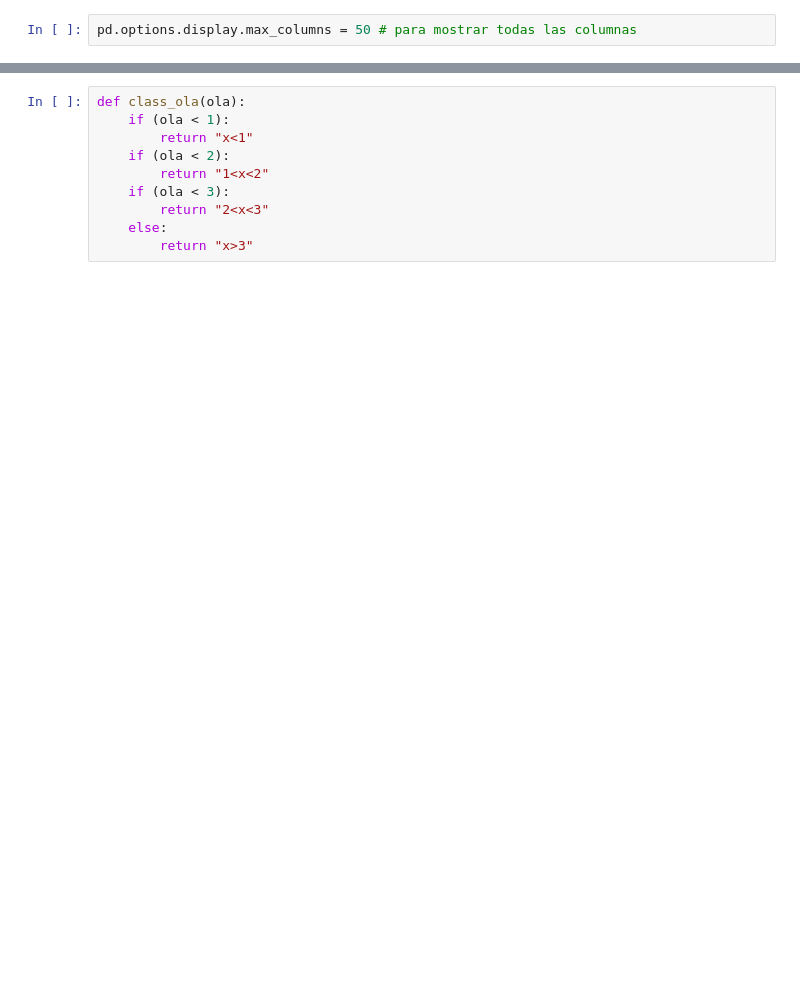
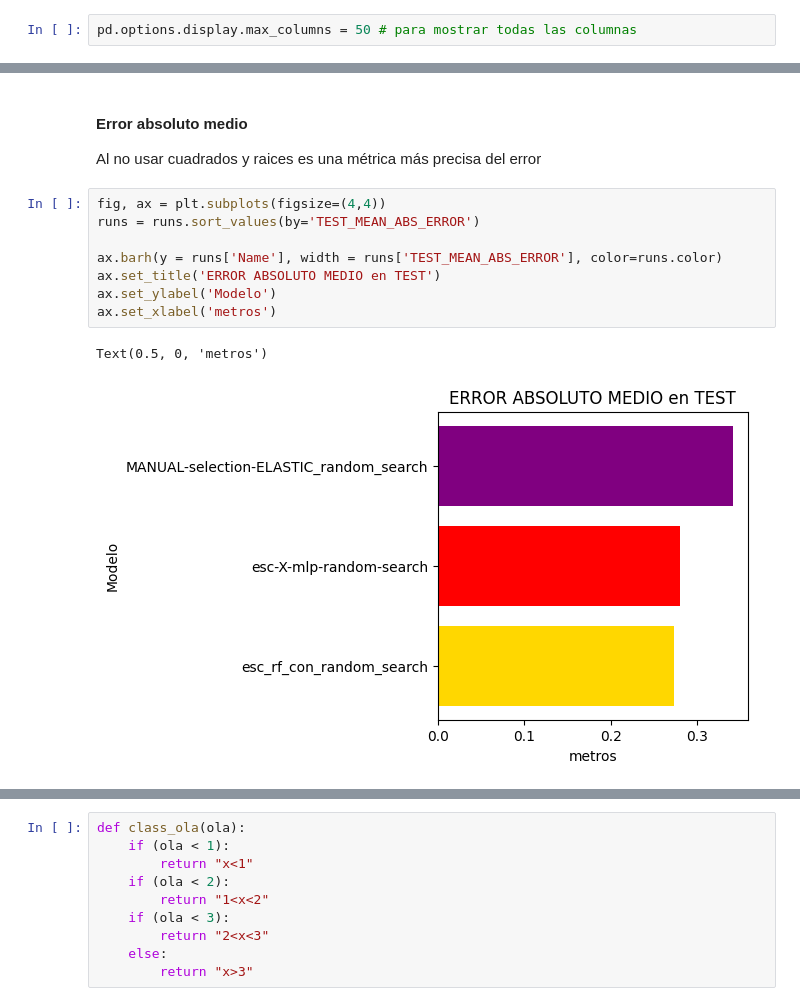
Before and after one commit to MarioBaldocchi/PD, a Jupyter notebook: modelos/evaluacion/evaluacion-best.ipynb, the cells around one changed output, grey strips where cells are left out. Saved outputs shown, nothing was run; the diff lists cells and outputs as text; blank space fills up the shorter version.

```diff
--- a/modelos/evaluacion/evaluacion-best.ipynb
+++ b/modelos/evaluacion/evaluacion-best.ipynb
@@ -25,0 +52,15 @@ X_test = X_test.drop(columns=["Temperatura", 'wspd', 'anio', 'mes', 'dia', 'hora
+# %% [markdown]
+#### Error absoluto medio
+
+Al no usar cuadrados y raices es una métrica más precisa del error
+# %%
+fig, ax = plt.subplots(figsize=(4,4))
+runs = runs.sort_values(by='TEST_MEAN_ABS_ERROR')
+
+ax.barh(y = runs['Name'], width = runs['TEST_MEAN_ABS_ERROR'], color=runs.color)
+ax.set_title('ERROR ABSOLUTO MEDIO en TEST')
+ax.set_ylabel('Modelo')
+ax.set_xlabel('metros')
+# %% [output]
+Text(0.5, 0, 'metros')
+[figure, added]
```
Also changed, not shown: parts of 62 cells of this notebook, 1 other file.
